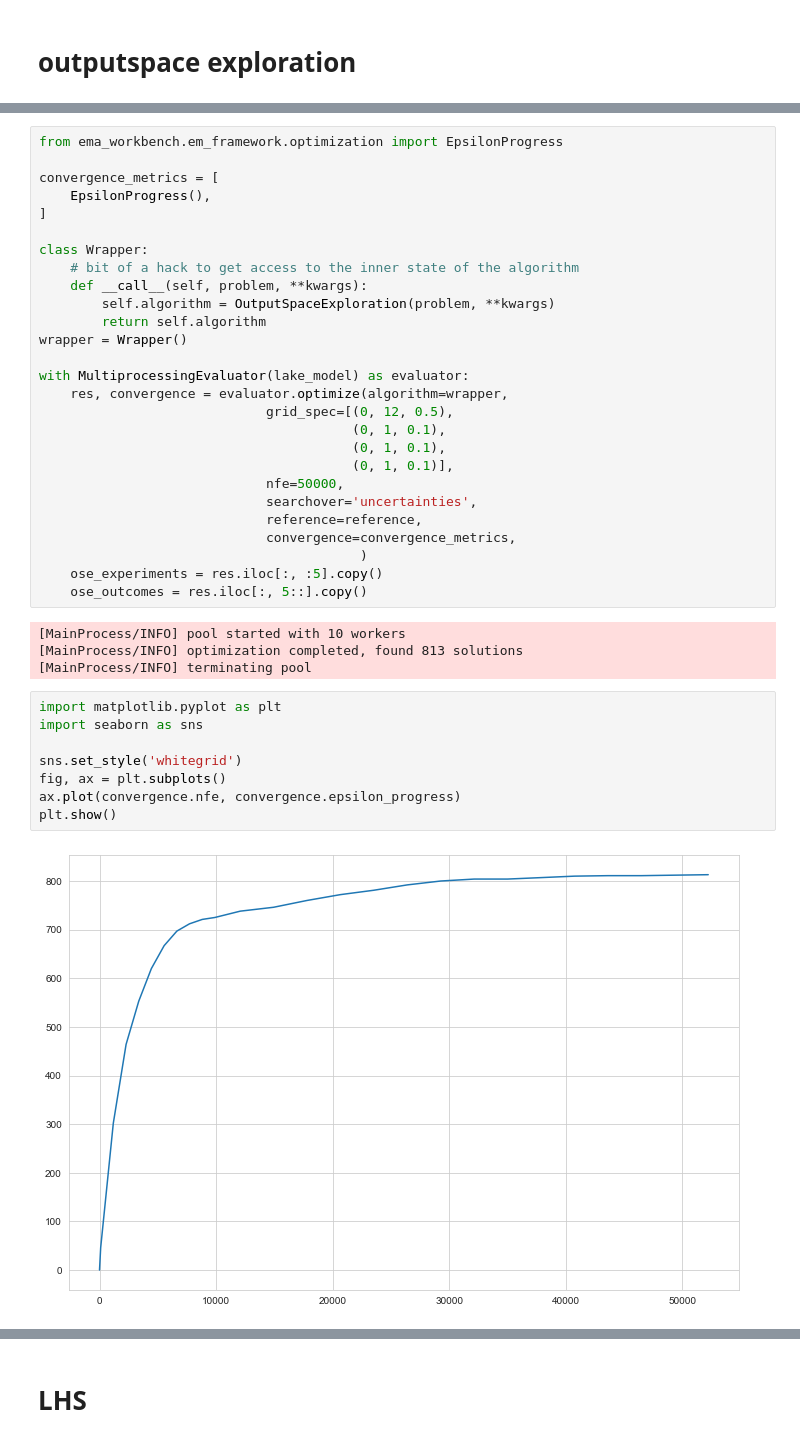
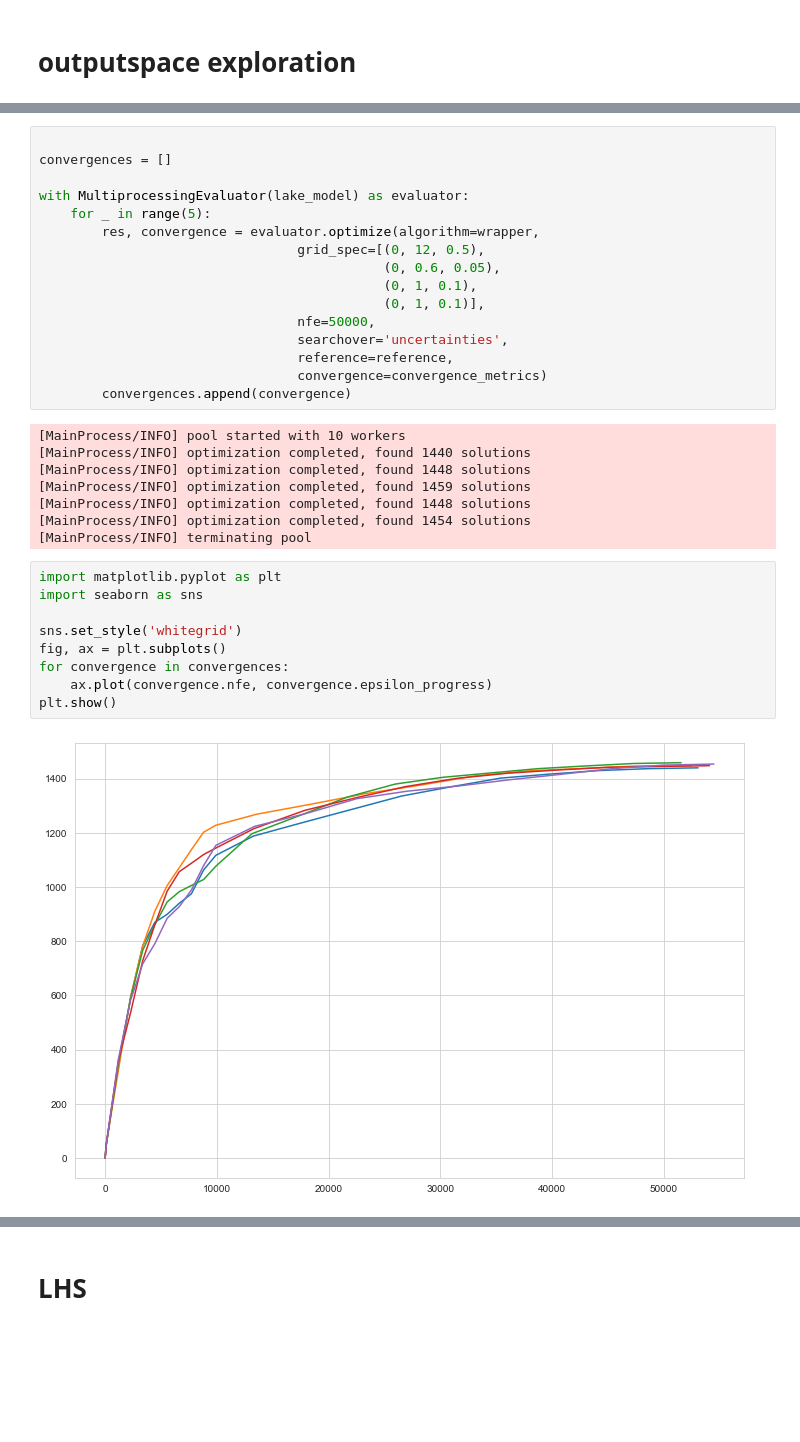
Before and after one commit to quaquel/EMAworkbench, a Jupyter notebook: ema_workbench/examples/outputspace_exploration_lakeproblem.ipynb, the cells around one changed output, grey strips where cells are left out. Cells and saved outputs as stored; diff of their text form; blank space fills up the shorter version.

```diff
--- a/ema_workbench/examples/outputspace_exploration_lakeproblem.ipynb
+++ b/ema_workbench/examples/outputspace_exploration_lakeproblem.ipynb
@@ -55,41 +68,35 @@ reference = Policy('nopolicy', **{l.name:0.02 for l in lake_model.levers})
 # %%
-from ema_workbench.em_framework.optimization import EpsilonProgress
 
-convergence_metrics = [
-    EpsilonProgress(),
-]
-
-class Wrapper:
-    # bit of a hack to get access to the inner state of the algorithm
-    def __call__(self, problem, **kwargs):
-        self.algorithm = OutputSpaceExploration(problem, **kwargs)
-        return self.algorithm
-wrapper = Wrapper()
+convergences = []
 
 with MultiprocessingEvaluator(lake_model) as evaluator:
-    res, convergence = evaluator.optimize(algorithm=wrapper,
-                             grid_spec=[(0, 12, 0.5),
-                                        (0, 1, 0.1),
-                                        (0, 1, 0.1),
-                                        (0, 1, 0.1)],
-                             nfe=50000,
-                             searchover='uncertainties',
-                             reference=reference,
-                             convergence=convergence_metrics,
-                                         )
-    ose_experiments = res.iloc[:, :5].copy()
-    ose_outcomes = res.iloc[:, 5::].copy()
+    for _ in range(5):
+        res, convergence = evaluator.optimize(algorithm=wrapper,
+                                 grid_spec=[(0, 12, 0.5),
+                                            (0, 0.6, 0.05),
+                                            (0, 1, 0.1),
+                                            (0, 1, 0.1)],
+                                 nfe=50000,
+                                 searchover='uncertainties',
+                                 reference=reference,
+                                 convergence=convergence_metrics)
+        convergences.append(convergence)
 # %% [output]
 [MainProcess/INFO] pool started with 10 workers
-[MainProcess/INFO] optimization completed, found 813 solutions
+[MainProcess/INFO] optimization completed, found 1440 solutions
+[MainProcess/INFO] optimization completed, found 1448 solutions
+[MainProcess/INFO] optimization completed, found 1459 solutions
+[MainProcess/INFO] optimization completed, found 1448 solutions
+[MainProcess/INFO] optimization completed, found 1454 solutions
 [MainProcess/INFO] terminating pool
 # %%
 import matplotlib.pyplot as plt
 import seaborn as sns
 
 sns.set_style('whitegrid')
 fig, ax = plt.subplots()
-ax.plot(convergence.nfe, convergence.epsilon_progress)
+for convergence in convergences:
+    ax.plot(convergence.nfe, convergence.epsilon_progress)
 plt.show()
 # %% [output]
-[figure, old version]
+[figure, new version]
```
Also changed, not shown: parts of 13 cells of this notebook, 3 other files.
